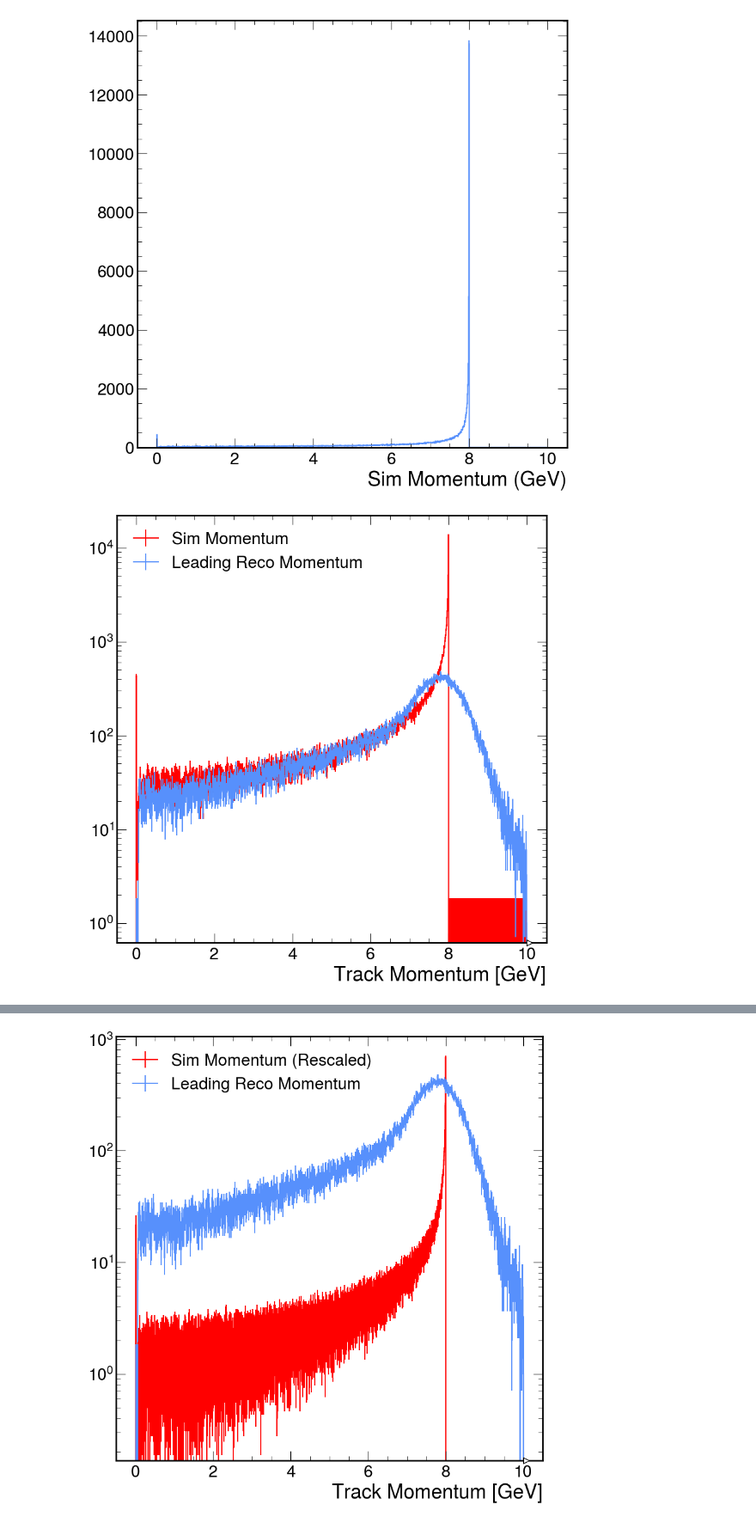
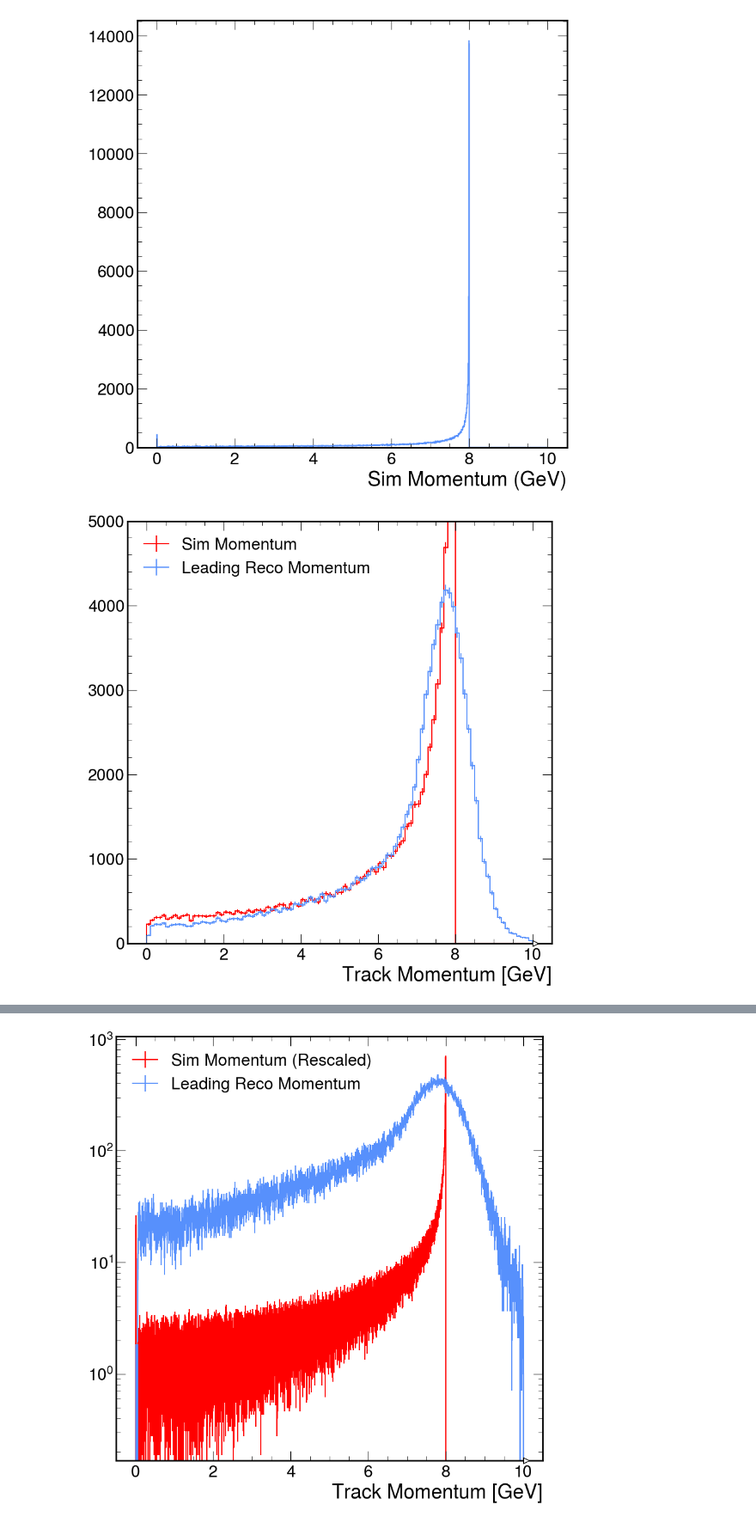
Before and after one commit to rodr1001/my_code, a Jupyter notebook: ldmx/EAT_Tracking/plot-eat-tracking-histograms.ipynb, the cells around one changed output, grey strips where cells are left out. Shown at 86% size. Saved outputs shown, nothing was run; the diff lists cells and outputs as text; code cells hidden in the pictures.

```diff
--- a/ldmx/EAT_Tracking/plot-eat-tracking-histograms.ipynb
+++ b/ldmx/EAT_Tracking/plot-eat-tracking-histograms.ipynb
@@ -273,15 +326,16 @@ plt.savefig("sim_momentum.jpg")
 # %%
 hh = f['sim_momentum'].to_hist()
 #for i in range(0,len(hh.axes[0].widths)):
    # hh[i]=hh[i]*0.05
 h = hh.plot(color ="red",label = "Sim Momentum")
 g = f['reco_leadtrk_momentum'].to_hist().plot(label = "Leading Reco Momentum")
 plt.legend(loc='best')
 plt.xlabel('Track Momentum [GeV]')
-plt.yscale("log")
-plt.savefig("sim_vs_lead_reco_1D_log.jpg")
+plt.ylim(0,5000)
+#plt.yscale("log")
+plt.savefig("sim_vs_lead_reco_NO_CUTS.jpg")
 # %% [output]
-[figure, old version]
+[figure, new version]
 # %%
 hh = f['sim_momentum'].to_hist()
 #for i in range(0,len(hh.axes[0].widths)):
```
Also changed, not shown: parts of 19 cells of this notebook, 1 other file.
